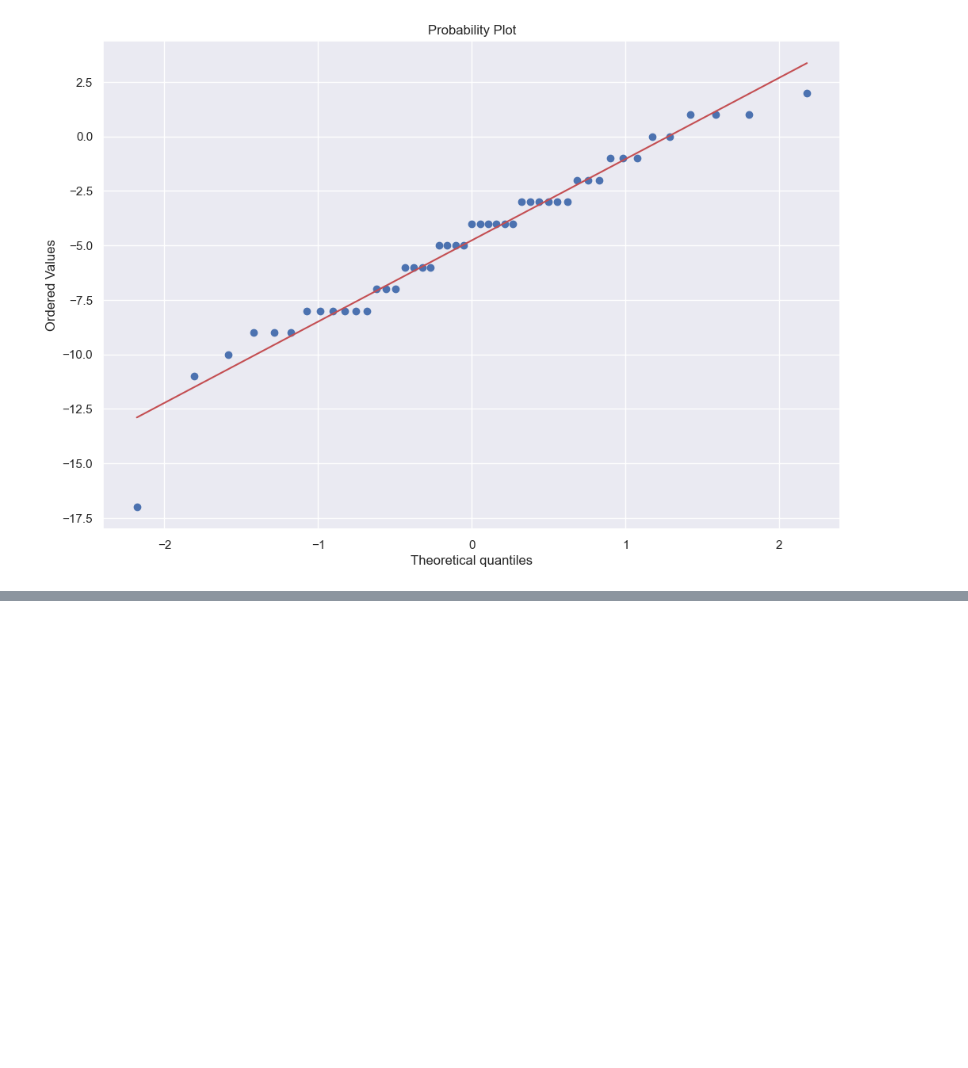
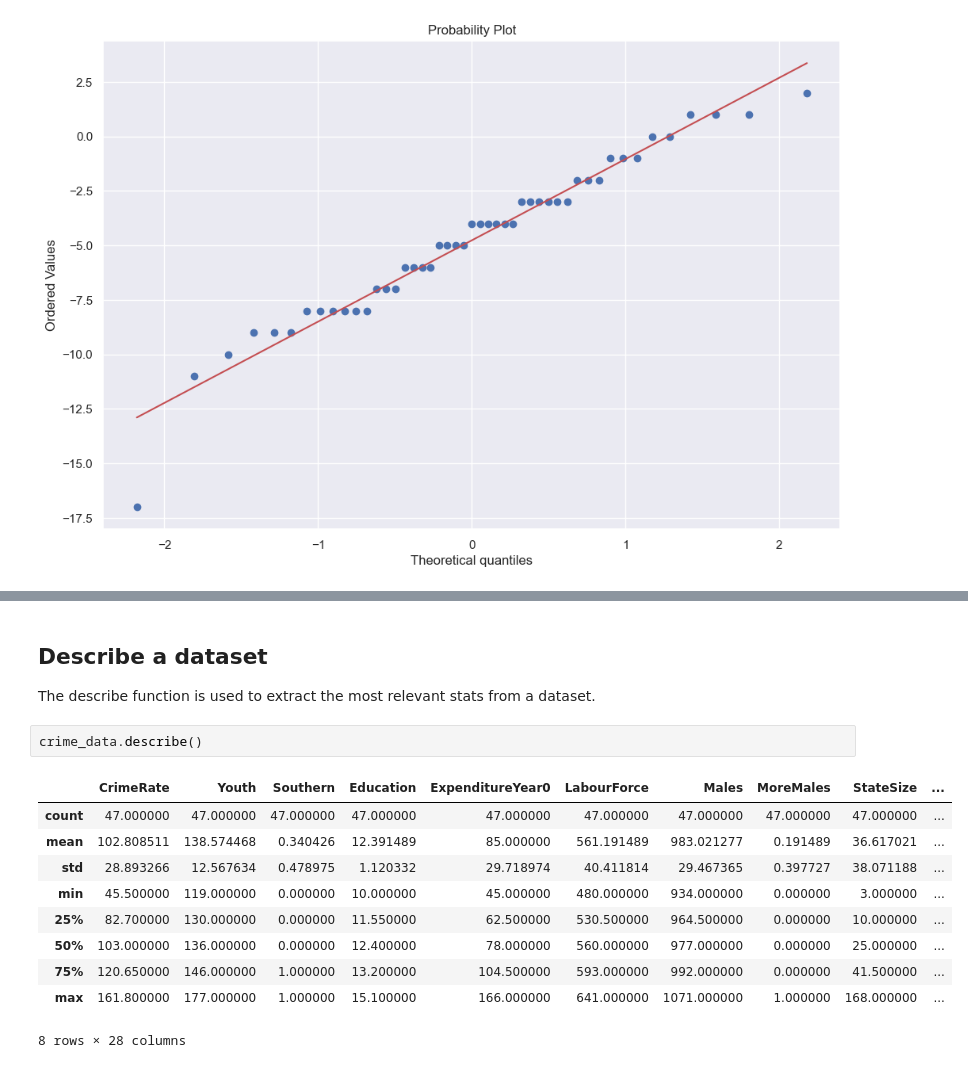
Before and after one commit to D76X/jupyter_notebooks, a Jupyter notebook: FoundationOfStatsAndProp/07.PairedSamplesTestr.ipynb, the cells around one changed output, grey strips where cells are left out. Drawn from its saved outputs; the diff is of its cells as text; blank space fills up the shorter version.

```diff
--- a/FoundationOfStatsAndProp/07.PairedSamplesTestr.ipynb
+++ b/FoundationOfStatsAndProp/07.PairedSamplesTestr.ipynb
@@ -146,0 +208,17 @@ stats.probplot(crime_data['ExpenditureDiffY10Y0'], dist = "norm", plot=plt)
+# %% [markdown]
+##  Describe a dataset
+
+The describe function is used to extract the most relevant stats from a dataset.
+# %%
+crime_data.describe()
+# %% [output]
+|  | CrimeRate | Youth | Southern | Education | ExpenditureYear0 | LabourForce | Males | MoreMales | StateSize | ... |
+| count | 47.000000 | 47.000000 | 47.000000 | 47.000000 | 47.000000 | 47.000000 | 47.000000 | 47.000000 | 47.000000 | ... |
+| mean | 102.808511 | 138.574468 | 0.340426 | 12.391489 | 85.000000 | 561.191489 | 983.021277 | 0.191489 | 36.617021 | ... |
+| std | 28.893266 | 12.567634 | 0.478975 | 1.120332 | 29.718974 | 40.411814 | 29.467365 | 0.397727 | 38.071188 | ... |
+| min | 45.500000 | 119.000000 | 0.000000 | 10.000000 | 45.000000 | 480.000000 | 934.000000 | 0.000000 | 3.000000 | ... |
+| 25% | 82.700000 | 130.000000 | 0.000000 | 11.550000 | 62.500000 | 530.500000 | 964.500000 | 0.000000 | 10.000000 | ... |
+| 50% | 103.000000 | 136.000000 | 0.000000 | 12.400000 | 78.000000 | 560.000000 | 977.000000 | 0.000000 | 25.000000 | ... |
+| 75% | 120.650000 | 146.000000 | 1.000000 | 13.200000 | 104.500000 | 593.000000 | 992.000000 | 0.000000 | 41.500000 | ... |
+| max | 161.800000 | 177.000000 | 1.000000 | 15.100000 | 166.000000 | 641.000000 | 1071.000000 | 1.000000 | 168.000000 | ... |
+8 rows × 28 columns
```
Also changed, not shown: parts of 11 cells of this notebook.
